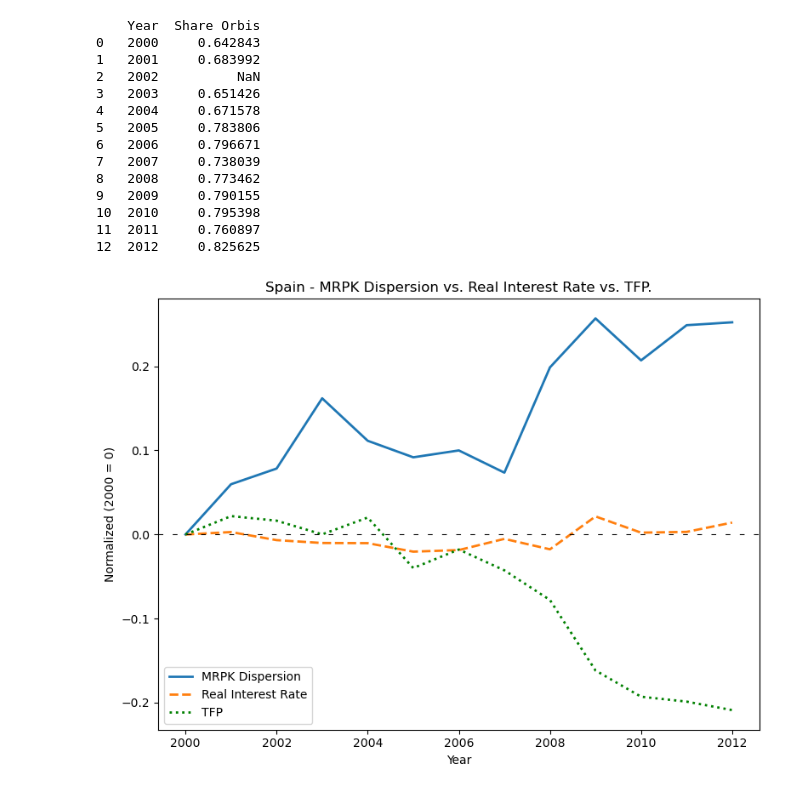
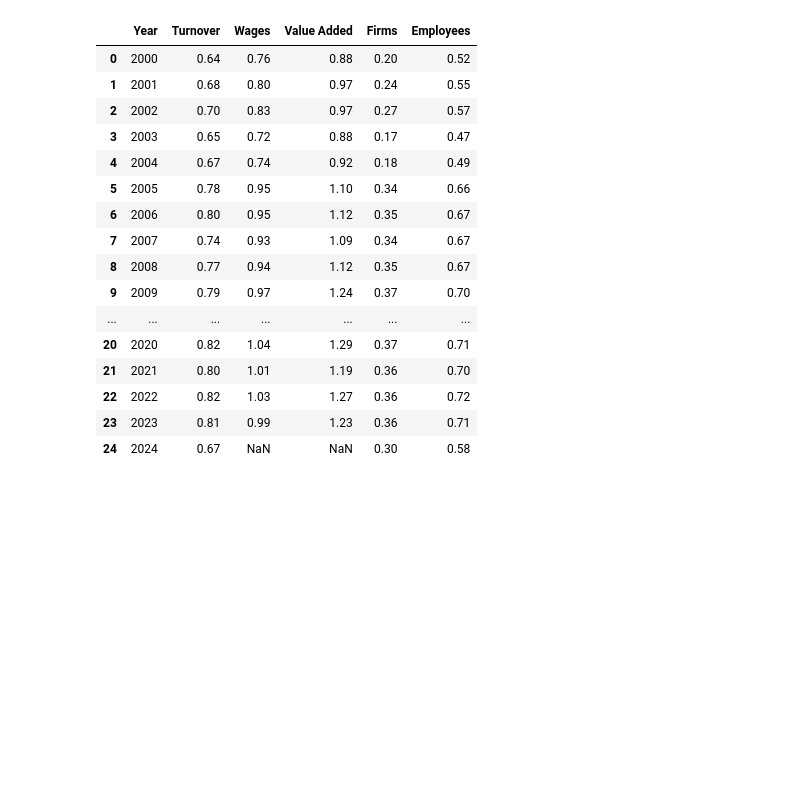
Before and after one commit to CurdinLieberherr/Master-Thesis, a Jupyter notebook: main.ipynb, the cells around one changed output. Drawn from its saved outputs; the diff is of its cells as text; code cells hidden in the pictures; blank space fills up the shorter version.

```diff
--- a/main.ipynb
+++ b/main.ipynb
@@ -5,24 +5,24 @@ warnings.filterwarnings('ignore')
 import MisallocationAnalysis
 importlib.reload(MisallocationAnalysis)
 from MisallocationAnalysis import MisallocationAnalysis
-
-
-spain = MisallocationAnalysis('Spain', start = 2000, end= 2012)
-print(spain.compare_df_eurostats())
-fig  = spain.plot_mrpk_tfp_realrate()
-# %% [output]
-    Year  Share Orbis
-0   2000     0.642843
-1   2001     0.683992
-2   2002          NaN
-3   2003     0.651426
-4   2004     0.671578
-5   2005     0.783806
-6   2006     0.796671
-7   2007     0.738039
-8   2008     0.773462
-9   2009     0.790155
-10  2010     0.795398
-11  2011     0.760897
-12  2012     0.825625
-[figure, removed]
+# %%
+fullspain = MisallocationAnalysis('Spain', start = 2000, end= 2024)
+fullspain.compare_df_eurostats()
+# %% [output]
+|  | Year | Turnover | Wages | Value Added | Firms | Employees |
+| 0 | 2000 | 0.64 | 0.76 | 0.88 | 0.20 | 0.52 |
+| 1 | 2001 | 0.68 | 0.80 | 0.97 | 0.24 | 0.55 |
+| 2 | 2002 | 0.70 | 0.83 | 0.97 | 0.27 | 0.57 |
+| 3 | 2003 | 0.65 | 0.72 | 0.88 | 0.17 | 0.47 |
+| 4 | 2004 | 0.67 | 0.74 | 0.92 | 0.18 | 0.49 |
+| 5 | 2005 | 0.78 | 0.95 | 1.10 | 0.34 | 0.66 |
+| 6 | 2006 | 0.80 | 0.95 | 1.12 | 0.35 | 0.67 |
+| 7 | 2007 | 0.74 | 0.93 | 1.09 | 0.34 | 0.67 |
+| 8 | 2008 | 0.77 | 0.94 | 1.12 | 0.35 | 0.67 |
+| 9 | 2009 | 0.79 | 0.97 | 1.24 | 0.37 | 0.70 |
+| ... | ... | ... | ... | ... | ... | ... |
+| 20 | 2020 | 0.82 | 1.04 | 1.29 | 0.37 | 0.71 |
+| 21 | 2021 | 0.80 | 1.01 | 1.19 | 0.36 | 0.70 |
+| 22 | 2022 | 0.82 | 1.03 | 1.27 | 0.36 | 0.72 |
+| 23 | 2023 | 0.81 | 0.99 | 1.23 | 0.36 | 0.71 |
+| 24 | 2024 | 0.67 | NaN | NaN | 0.30 | 0.58 |
```
Also changed, not shown: parts of 8 cells of this notebook, 13 other files.
